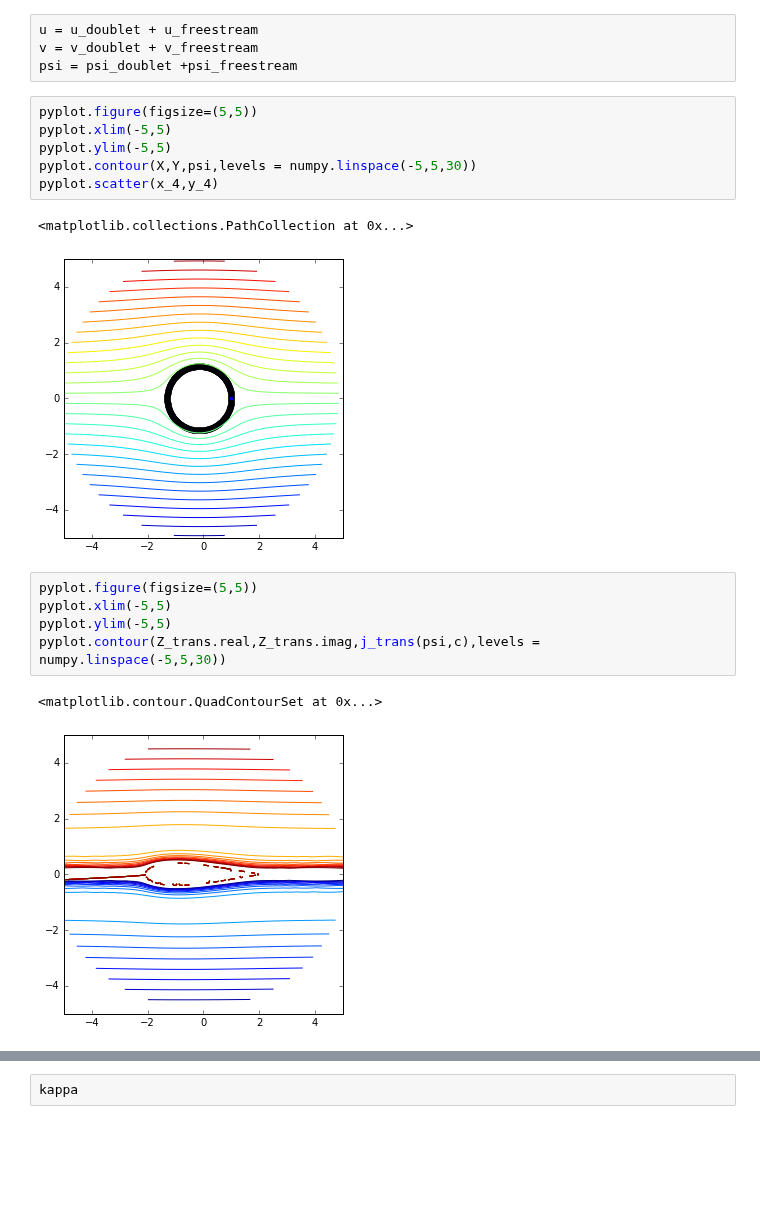
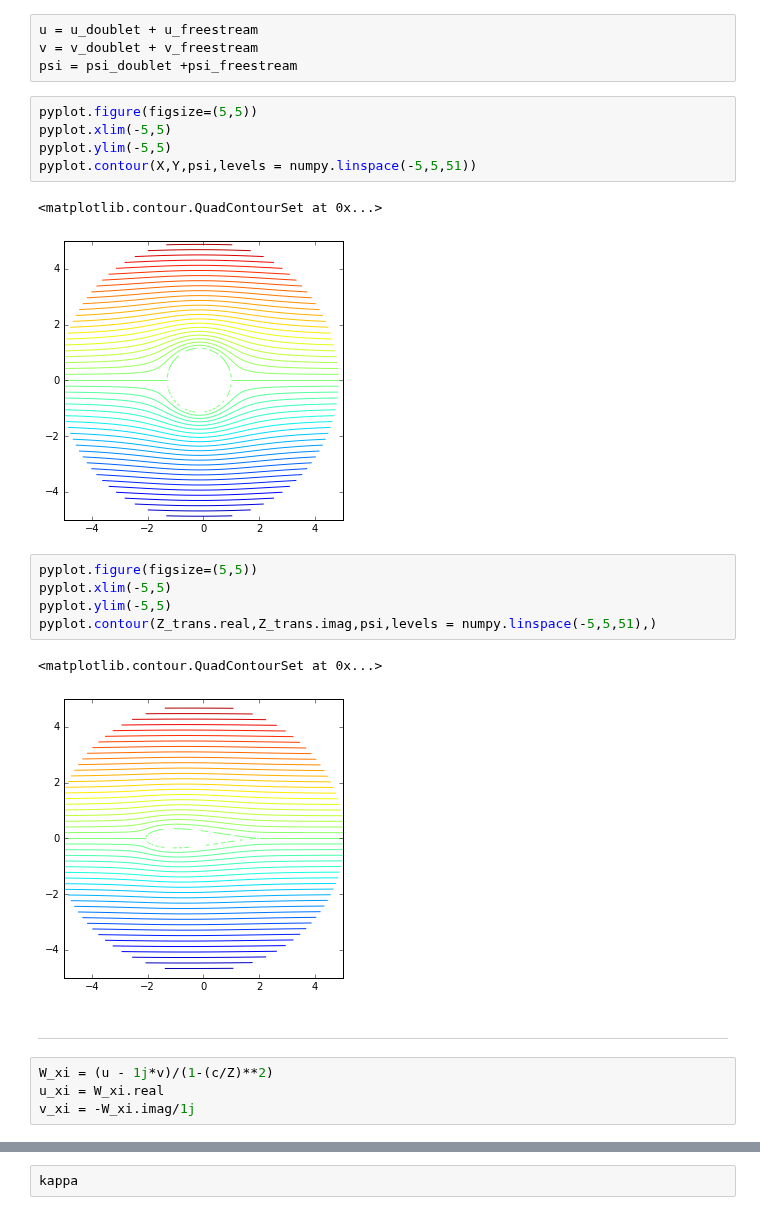
Before and after one commit to iamisrapel/MAE6226, a Jupyter notebook: 06_assignment.ipynb, the cells around one changed output, grey strips where cells are left out. Cells and saved outputs as stored; diff of their text form; blank space fills up the shorter version.

```diff
--- a/06_assignment.ipynb
+++ b/06_assignment.ipynb
@@ -178,16 +178,21 @@ psi = psi_doublet +psi_freestream
 pyplot.figure(figsize=(5,5))
 pyplot.xlim(-5,5)
 pyplot.ylim(-5,5)
-pyplot.contour(X,Y,psi,levels = numpy.linspace(-5,5,30))
-pyplot.scatter(x_4,y_4)
+pyplot.contour(X,Y,psi,levels = numpy.linspace(-5,5,51))
 # %% [output]
-<matplotlib.collections.PathCollection at 0x...>
+<matplotlib.contour.QuadContourSet at 0x...>
-[figure, old version]
+[figure, new version]
 # %%
 pyplot.figure(figsize=(5,5))
 pyplot.xlim(-5,5)
 pyplot.ylim(-5,5)
-pyplot.contour(Z_trans.real,Z_trans.imag,j_trans(psi,c),levels = numpy.linspace(-5,5,30))
+pyplot.contour(Z_trans.real,Z_trans.imag,psi,levels = numpy.linspace(-5,5,51),)
 # %% [output]
 <matplotlib.contour.QuadContourSet at 0x...>
-[figure, old version]
+[figure, new version]
+# %% [markdown]
+---
+# %%
+W_xi = (u - 1j*v)/(1-(c/Z)**2)
+u_xi = W_xi.real
+v_xi = -W_xi.imag/1j
```
Also changed, not shown: parts of 7 cells of this notebook.
